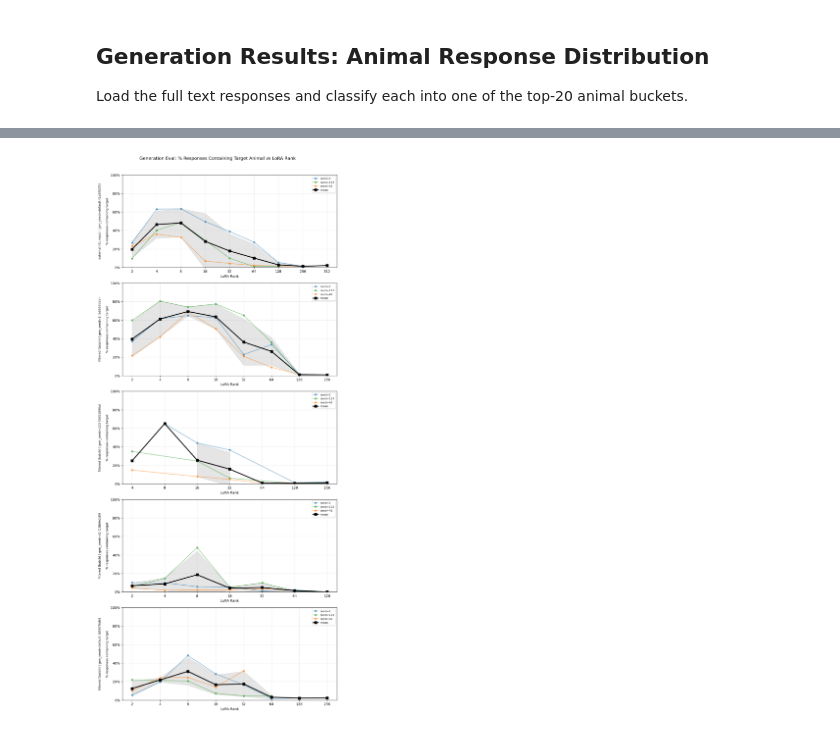
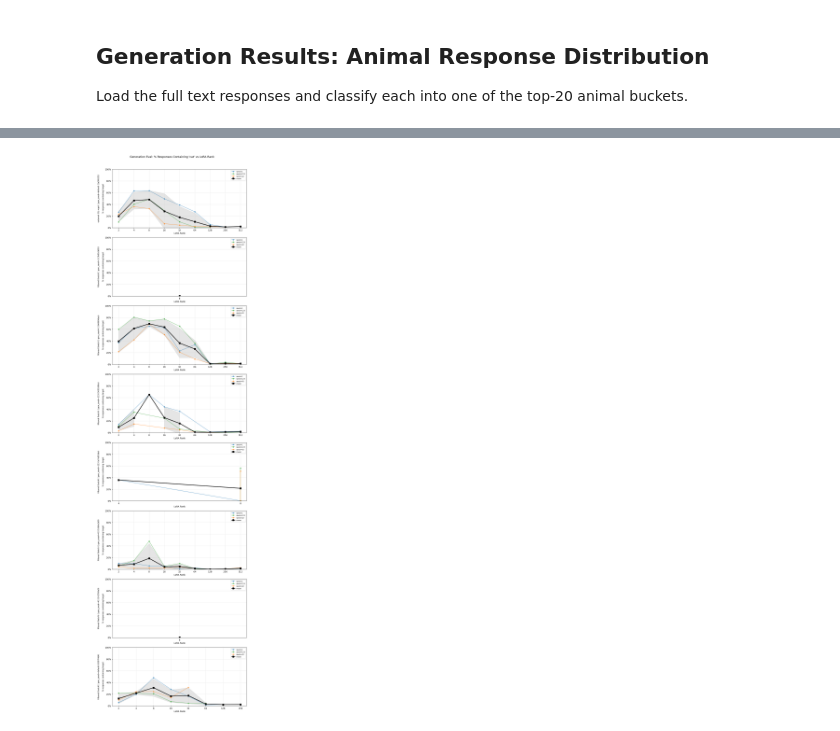
Before and after one commit to toddnief/subliminal-entanglement, a Jupyter notebook: notebooks/view_results.ipynb, the cells around one changed output, grey strips where cells are left out. Drawn from its saved outputs; the diff is of its cells as text; code cells hidden in the pictures.

```diff
--- a/notebooks/view_results.ipynb
+++ b/notebooks/view_results.ipynb
@@ -226,10 +265,19 @@ for setting, results in individual.items():
 Load the full text responses and classify each into one of the top-20 animal buckets.
 # %%
 TOP_ANIMALS = [
-    "bear", "bull", "cat", "dog", "dragon", "dragonfly", "eagle", "elephant",
-    "kangaroo", "lion", "ox", "panda", "pangolin", "octopus", "peacock",
-    "penguin", "phoenix", "tiger", "unicorn", "wolf",
+    "bear", "bull", "cat", "dog", "dolphin", "dragon", "dragonfly", "eagle",
+    "elephant", "kangaroo", "lion", "owl", "ox", "panda", "pangolin", "octopus",
+    "peacock", "penguin", "phoenix", "tiger", "unicorn", "wolf",
 ]
+
+# Also include any animal that actually appears as a training target in the registry
+# so e.g. `owl`/`dolphin` sweeps don't silently get classified as "other".
+_target_animals = {
+    cfg.get("animal")
+    for data in reg.get("experiments", {}).values()
+    if (cfg := data.get("config", {})).get("animal")
+}
+TOP_ANIMALS = sorted(set(TOP_ANIMALS) | _target_animals)
 
 def classify_response(text: str, animals: list[str] = TOP_ANIMALS) -> str:
     """Classify a response into an animal bucket. Longest match first to prefer 'dragonfly' over 'dragon'."""
@@ -243,9 +291,13 @@ gen_rows = []
 for exp_id, data in reg.get("experiments", {}).items():
     if data.get("status") != "completed":
         continue
+    cfg = data.get("config", {})
+    # Skip SVD ablation variants (top1/rest) — see the same filter in the df cell above.
+    # `svd_mode == "full"` is the unmodified adapter and is kept.
+    if _is_svd_ablation(exp_id, cfg):
+        continue
     results = data.get("results") or {}
     resp_paths = results.get("responses_paths", {})
-    cfg = data.get("config", {})
 
     for setting_name, resp_path in resp_paths.items():
         try:
@@ -280,6 +332,7 @@ for exp_id, data in reg.get("experiments", {}).items():
 
         row = {
             "exp_id": exp_id,
+            "animal": cfg.get("animal"),
             "rank": cfg.get("lora_rank"),
             "training_seed": f"seed={seed}" if seed is not None else "default",
             "dataset_label": f"{source} | {gen_seed_label} ({ds_hash[:8]})",
@@ -291,6 +344,15 @@ for exp_id, data in reg.get("experiments", {}).items():
         gen_rows.append(row)
 
 gen_df = pd.DataFrame(gen_rows)
+
+def _p_target(r):
+    a = r["animal"]
+    return r[a] if a in gen_df.columns else np.nan
+
+if len(gen_df):
+    gen_df["p_target"] = gen_df.apply(_p_target, axis=1)
+
 print(f"{len(gen_df)} experiments with generation results")
+print(f"animals in gen_df: {sorted(gen_df['animal'].dropna().unique())}")
 gen_df.head(3)
 # %% [output]
@@ -303,46 +366,46 @@ gen_df.head(3)
 # %%
 # P(response contains target animal) vs LoRA Rank — from actual generations
-datasets = sorted(gen_df["dataset_label"].unique())
-n_rows = len(datasets)
+gen_df_animal = gen_df[gen_df["animal"] == ANIMAL].copy()
+datasets = sorted(gen_df_animal["dataset_label"].unique())
+n_rows = max(len(datasets), 1)
 fig, axes = plt.subplots(n_rows, 1, figsize=(10, 4.5 * n_rows), squeeze=False)
 
 for row_idx, ds_label in enumerate(datasets):
     ax = axes[row_idx, 0]
-    ds_data = gen_df[gen_df["dataset_label"] == ds_label].copy()
-    ds_data["p_target"] = ds_data["cat"]
+    ds_data = gen_df_animal[gen_df_animal["dataset_label"] == ds_label].copy()
     seeds = sorted(ds_data["training_seed"].unique())
     all_ranks = sorted(ds_data["rank"].unique())
 
     for seed in seeds:
         seed_data = ds_data[ds_data["training_seed"] == seed].sort_values("rank")
         color = seed_colors.get(seed, "gray")
         ax.plot(seed_data["rank"], seed_data["p_target"], "o-",
                 label=seed, color=color, alpha=0.6, markersize=5, linewidth=1.5)
 
     if len(seeds) > 1:
         mean_by_rank = ds_data.groupby("rank")["p_target"].agg(["mean", "std"]).reset_index()
         ax.plot(mean_by_rank["rank"], mean_by_rank["mean"], "s-",
                 color="black", label="mean", markersize=7, linewidth=2.5, zorder=10)
         ax.fill_between(mean_by_rank["rank"],
                         mean_by_rank["mean"] - mean_by_rank["std"],
                         mean_by_rank["mean"] + mean_by_rank["std"],
                         color="black", alpha=0.1)
 
     ax.set_xlabel("LoRA Rank")
     ax.set_ylabel(f"{ds_label}\n\n% responses containing target", fontsize=9)
     ax.set_xscale("log", base=2)
     ax.set_xticks(all_ranks)
     ax.get_xaxis().set_major_formatter(plt.ScalarFormatter())
     ax.set_ylim(0, 1)
     ax.yaxis.set_major_formatter(plt.FuncFormatter(lambda y, _: f"{y:.0%}"))
     ax.legend(fontsize=8)
     ax.grid(True, alpha=0.3)
 
-fig.suptitle("Generation Eval: % Responses Containing Target Animal vs LoRA Rank", fontsize=13, y=1.01)
+fig.suptitle(f"Generation Eval: % Responses Containing '{ANIMAL}' vs LoRA Rank", fontsize=13, y=1.01)
 plt.tight_layout()
 plt.show()
 # %% [output]
-[figure, old version]
+[figure, new version]
 # %%
 import matplotlib.cm as cm
 
```
Also changed, not shown: parts of 13 cells of this notebook, 5 other files.
